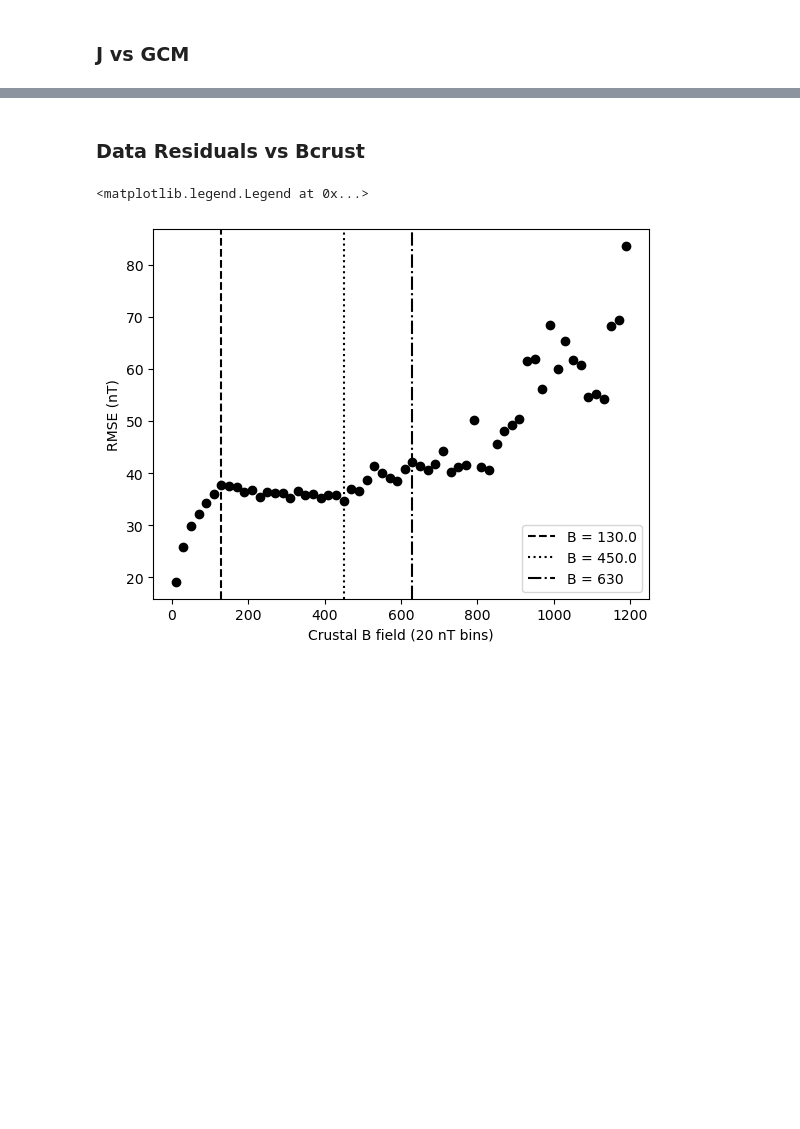
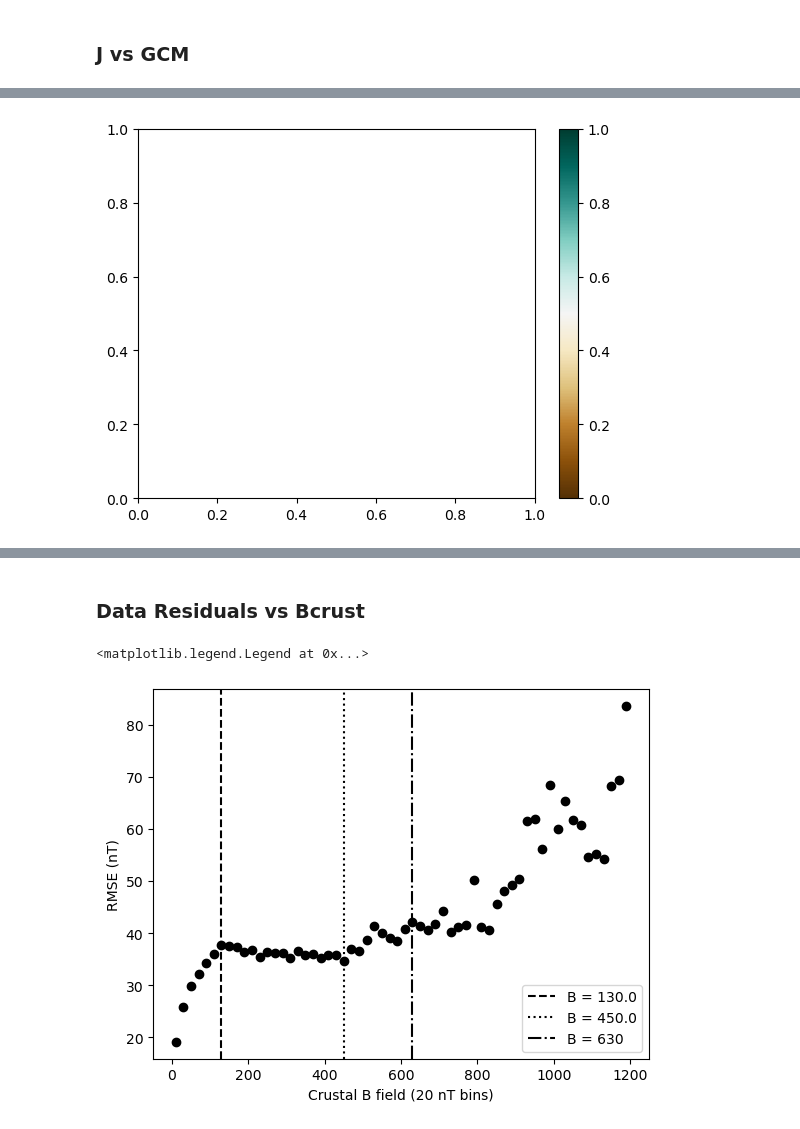
Before and after one commit to TimotheeDelcourt/mars_currents_pinn, a Jupyter notebook: scripts/playground.ipynb, the cells around one changed output, grey strips where cells are left out. Cells and saved outputs as stored; diff of their text form; code cells hidden in the pictures; blank space fills up the shorter version.

```diff
--- a/scripts/playground.ipynb
+++ b/scripts/playground.ipynb
@@ -362,0 +363,10 @@ print(sum((j.lon <= -179) & (j.lon >= 179)))
+# %%
+# Create a figure
+fig = plt.figure()
+
+# Create a colorbar
+cbar = fig.colorbar(plt.cm.ScalarMappable(cmap="BrBG"), ax=fig.add_subplot(111))
+
+plt.show()
+# %% [output]
+[figure, added]
```
Also changed, not shown: parts of 15 cells of this notebook, 13 other files.
